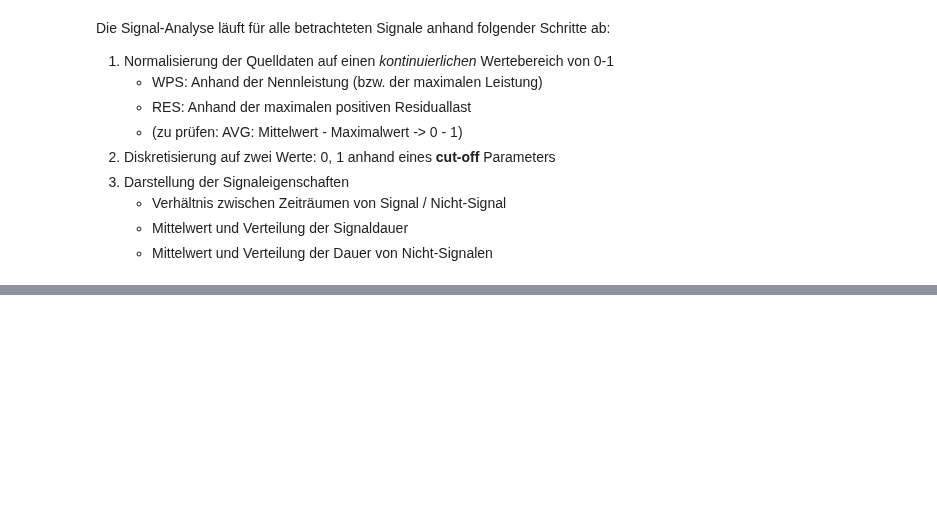
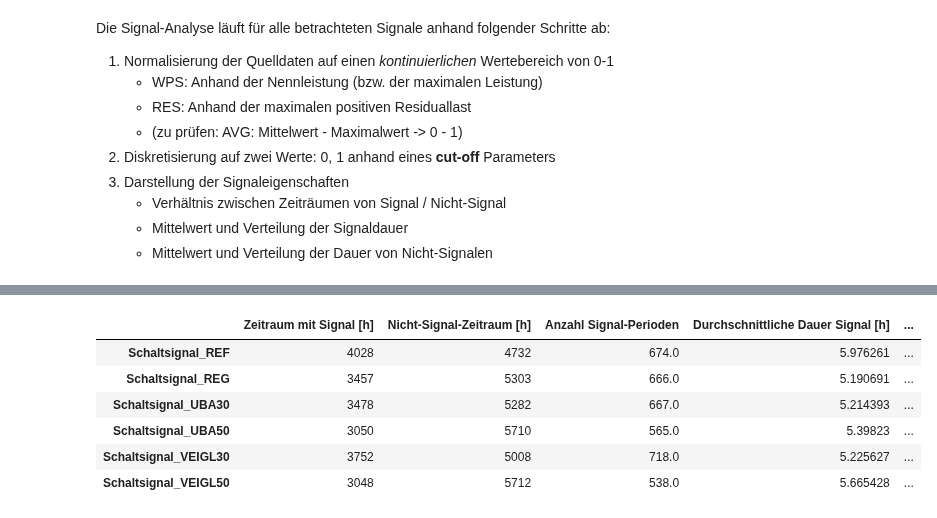
Before and after one commit to simonschaluppe/FLUCCOplus, a Jupyter notebook: notebooks/4.3.4_Signal_Vergleich.ipynb, the cells around one changed output, grey strips where cells are left out. Saved outputs shown, nothing was run; the diff lists cells and outputs as text; code cells hidden in the pictures; blank space fills up the shorter version.

```diff
--- a/notebooks/4.3.4_Signal_Vergleich.ipynb
+++ b/notebooks/4.3.4_Signal_Vergleich.ipynb
@@ -73,0 +84,10 @@ Needs to be implemented: loads the rolling average signals from MAx Nutz MA with
+# %%
+traffo.signaleigenschaften(pypsa_dc, separator=0.5)
+# %% [output]
+|  | Zeitraum mit Signal [h] | Nicht-Signal-Zeitraum [h] | Anzahl Signal-Perioden | Durchschnittliche Dauer Signal [h] | ... |
+| Schaltsignal_REF | 4028 | 4732 | 674.0 | 5.976261 | ... |
+| Schaltsignal_REG | 3457 | 5303 | 666.0 | 5.190691 | ... |
+| Schaltsignal_UBA30 | 3478 | 5282 | 667.0 | 5.214393 | ... |
+| Schaltsignal_UBA50 | 3050 | 5710 | 565.0 | 5.39823 | ... |
+| Schaltsignal_VEIGL30 | 3752 | 5008 | 718.0 | 5.225627 | ... |
+| Schaltsignal_VEIGL50 | 3048 | 5712 | 538.0 | 5.665428 | ... |
```
Also changed, not shown: parts of 17 cells of this notebook, 6 other files.
